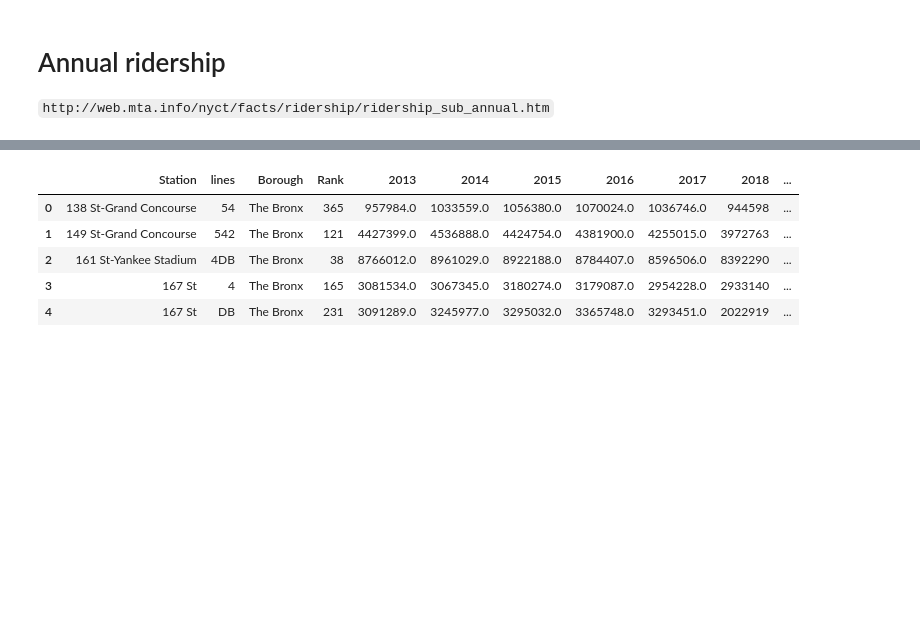
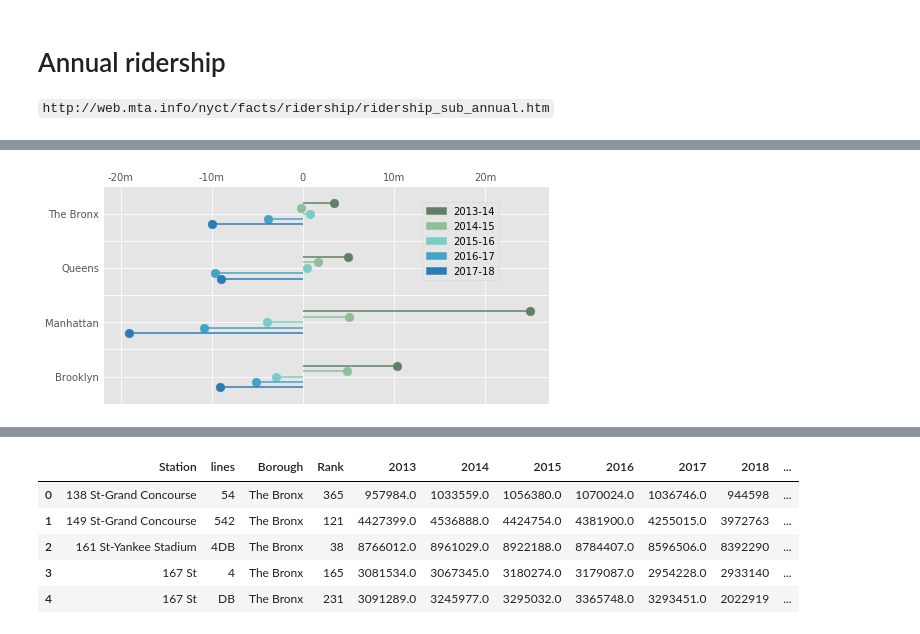
Before and after one commit to sawyerclick/portfolio, a Jupyter notebook: project/subway-ridership/Ridership scraper.ipynb, the cells around one changed output, grey strips where cells are left out. Cells and saved outputs as stored; diff of their text form; code cells hidden in the pictures; blank space fills up the shorter version.

```diff
--- a/project/subway-ridership/Ridership scraper.ipynb
+++ b/project/subway-ridership/Ridership scraper.ipynb
@@ -62,0 +152,36 @@ df['17-18 change'] = df.apply(get_change, axis=1)
+# %%
+fig, ax = plt.subplots(figsize=(8,4))
+ax.set_ylim([-1,7])
+ax.set_xlim([-22000000, 27000000])
+ax.xaxis.tick_top()
+ax.set_yticklabels(['','Brooklyn','','Manhattan','','Queens','','The Bronx',''])
+ax.set_xticklabels(['','-20m','-10m','0','10m','20m'])
+# ax.set_title('Change in annual subway ridership from year to year')
+
+ax.hlines(xmin=0, xmax=df2['13-14'], y=[(0+.4), (2+.4), (4+.4), (6+.4)], color='#5E8066')
+legend = [ax.scatter(x=df2['13-14'], y=[(0+.4), (2+.4), (4+.4), (6+.4)], s=75, color='#5E8066')]
+
+ax.hlines(xmin=0, xmax=df2['14-15'], y=[(0+.2), (2+.2), (4+.2), (6+.2)], color='#8EBF99')
+legend = [ax.scatter(x=df2['14-15'], y=[(0+.2), (2+.2), (4+.2), (6+.2)], s=75, color='#8EBF99')]
+
+ax.hlines(xmin=0, xmax=df2['15-16'], y=[(0), (2), (4), (6)], color='#7bccc4')
+legend = [ax.scatter(x=df2['15-16'], y=[(0), (2), (4), (6)], s=75, color='#7bccc4')]
+
+ax.hlines(xmin=df2['16-17'], xmax=0, y=[(0-.2), (2-.2), (4-.2), (6-.2)], color='#43a2ca')
+legend = [ax.scatter(x=df2['16-17'], y=[(0-.2), (2-.2), (4-.2), (6-.2)], s=75, color='#43a2ca')]
+
+ax.hlines(xmin=df2['17-18'], xmax=0, y=[(0-.4), (2-.4), (4-.4), (6-.4)], color='#2c7bb6')
+legend = [ax.scatter(x=df2['17-18'], y=[(0-.4), (2-.4), (4-.4), (6-.4)], s=75, color='#2c7bb6')]
+
+three_four = mpatches.Patch(color='#5E8066', label='2013-14')
+four_five = mpatches.Patch(color='#8EBF99', label='2014-15')
+five_six = mpatches.Patch(color='#7bccc4', label='2015-16')
+six_seven = mpatches.Patch(color='#43a2ca', label='2016-17')
+seven_eight = mpatches.Patch(color='#2c7bb6', label="2017-18")
+
+ax.legend(handles=[three_four, four_five,five_six,six_seven,seven_eight], bbox_to_anchor=(.9, .95))
+ax.tick_params(axis=u'both', which=u'both',length=0)
+
+plt.savefig("images/annual_ridership_by_borough_1.svg", bbox_inches='tight', transparent=True)
+# %% [output]
+[figure, added]
```
Also changed, not shown: parts of 39 cells of this notebook, 57 other files.
